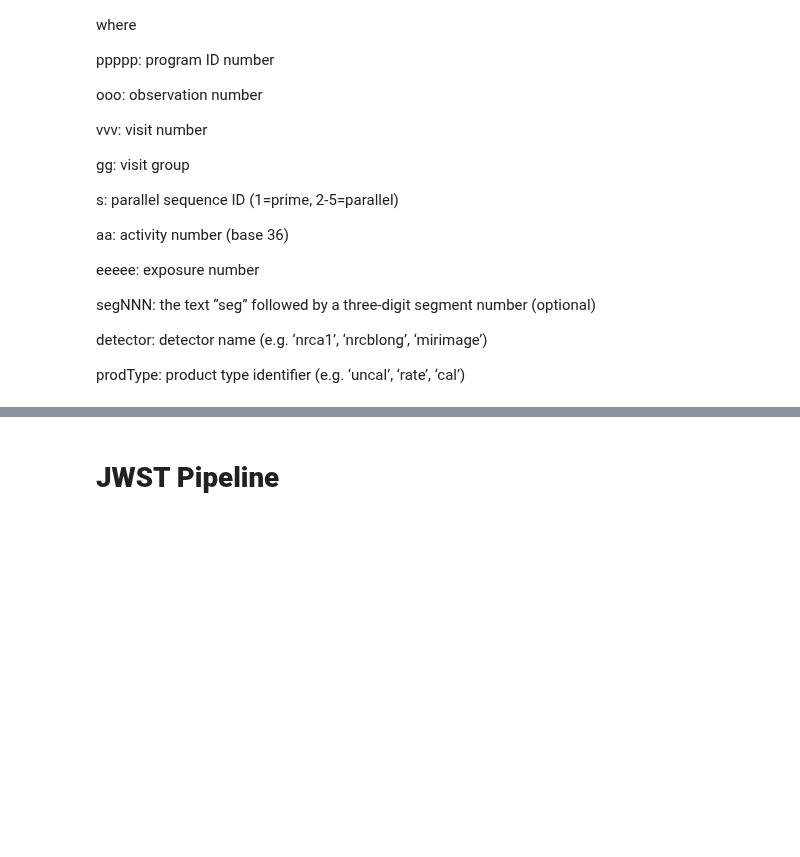
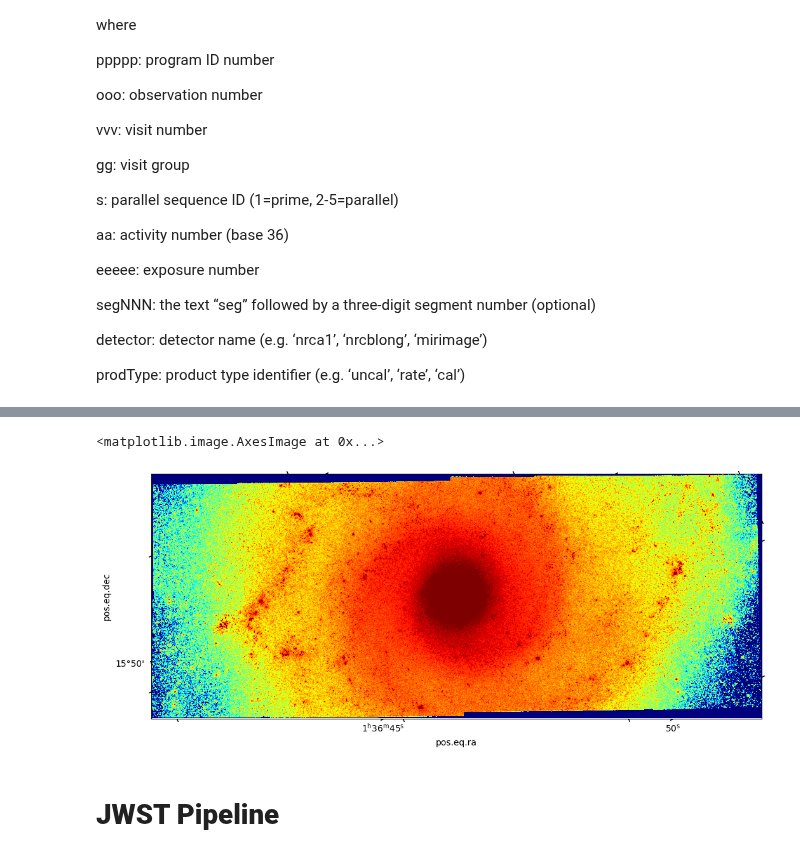
Before and after one commit to Jack3690/pydol, a Jupyter notebook: notebooks/JWST_Workshop_GH2024.ipynb, the cells around one changed output, grey strips where cells are left out. Cells and saved outputs as stored; diff of their text form; code cells hidden in the pictures; blank space fills up the shorter version.

```diff
--- a/notebooks/JWST_Workshop_GH2024.ipynb
+++ b/notebooks/JWST_Workshop_GH2024.ipynb
@@ -95,2 +102,4 @@ for image_file in image_files:
 # %%
-hdul = fits.open('/content/photometry/jw01701-o052_t007_nircam_clear-f212n-sub640_i2d.fits')
+hdul = fits.open('/content/photometry/jw01783-o004_t008_nircam_clear-f200w_i2d.fits')
+# %%
+wcs = WCS(hdul[1].header)
@@ -97,3 +119,12 @@ hdul = fits.open('/content/photometry/jw01701-o052_t007_nircam_clear-f212n-sub64
+# %%
+fig = plt.figure(figsize=(15,5))
+ax = fig.add_subplot(111, projection=wcs)
+
+norm = simple_norm(hdul[1].data, stretch='log', min_percent=10, max_percent=97)
+ax.imshow(hdul[1].data, origin='lower', cmap='jet', norm=norm)
+# %% [output]
+<matplotlib.image.AxesImage at 0x...>
+[figure, added]
 # %% [markdown]
 # **JWST Pipeline**
 # %% [markdown]
```
Also changed, not shown: parts of 7 cells of this notebook.
